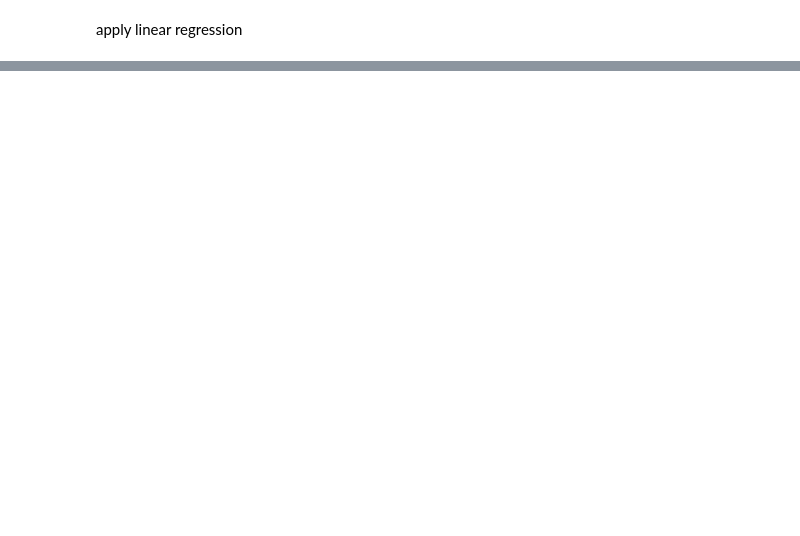
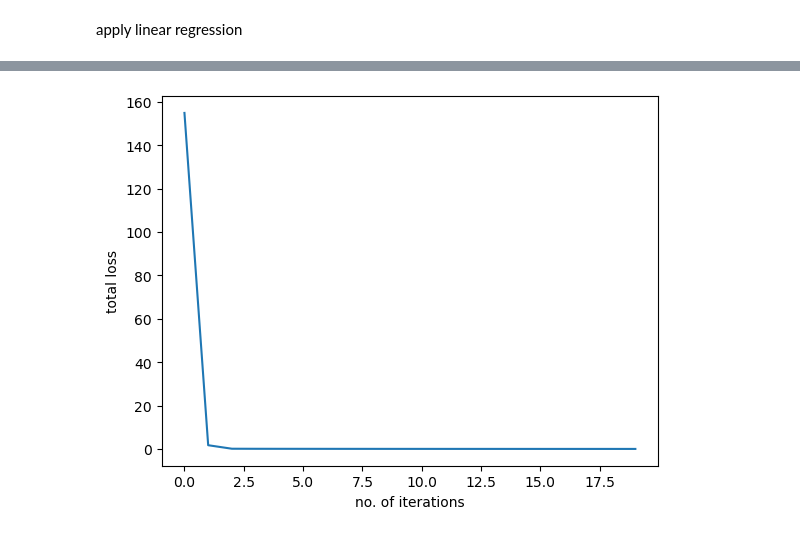
Before and after one commit to Aidan-Mulholland/Advanced-AI, a Jupyter notebook: main.ipynb, the cells around one changed output, grey strips where cells are left out. Saved outputs shown, nothing was run; the diff lists cells and outputs as text; code cells hidden in the pictures; blank space fills up the shorter version.

Commit message:
linear regression model and create-env script

```diff
--- a/main.ipynb
+++ b/main.ipynb
@@ -46,0 +69,3 @@ encode data
+# %%
+normalized_df = normalize(encoded_df)
+normalized_df
@@ -60,34 +97,29 @@ TypeError: can't convert np.ndarray of type numpy.object_. The only supported ty
 # %% [markdown]
 apply linear regression
 # %%
+#Code from [2]
 class LinearRegressionModel(torch.nn.Module):
-	def __init__(self):
+	def __init__(self, features_count):
 		super(LinearRegressionModel, self).__init__()
-		self.linear = torch.nn.Linear(1, 1) # One in and one out
+		self.linear = torch.nn.Linear(in_features=features_count, out_features=1)
 
 	def forward(self, x):
 		y_pred = self.linear(x)
 		return y_pred
 
-reg = LinearRegressionModel()
+reg = LinearRegressionModel(x_train.shape[1])
 criterion = torch.nn.MSELoss(size_average = False)
-optimizer = torch.optim.SGD(reg.parameters(), lr = 0.01)
-
-for epoch in range(500):
-	# Forward pass: Compute predicted y by passing
-	# x to the model
-	pred_y = reg(x_train)
-
-	# Compute and print loss
-	loss = criterion(pred_y, y_train)
-
-	# Zero gradients, perform a backward pass,
-	# and update the weights.
+optimizer = torch.optim.SGD(reg.parameters(), lr = 0.001, weight_decay=1e-5)
+losses = []
+epochs = 20
+for epoch in range(epochs):
+	y_pred = reg(x_train)
+	loss = criterion(y_pred, y_train)
+	losses.append(loss.item())
 	optimizer.zero_grad()
 	loss.backward()
 	optimizer.step()
-	print('epoch {}, loss {}'.format(epoch, loss.item()))
-
-pred_y = reg(x_test)
-print("predict (after training)", 4, reg(x_test).item())
+	print(f"epoch = {epoch}, loss = {loss}")
+print("Done training!")
+#End of source [2]
 # %% [output]
@@ -94,0 +143,7 @@ TypeError: linear(): argument 'input' (position 1) must be Tensor, not DataFrame
+# %%
+plt.plot(losses)
+plt.xlabel("no. of iterations")
+plt.ylabel("total loss")
+plt.show()
+# %% [output]
+[figure, added]
```
Also changed, not shown: parts of 13 cells of this notebook, 1 other file.
